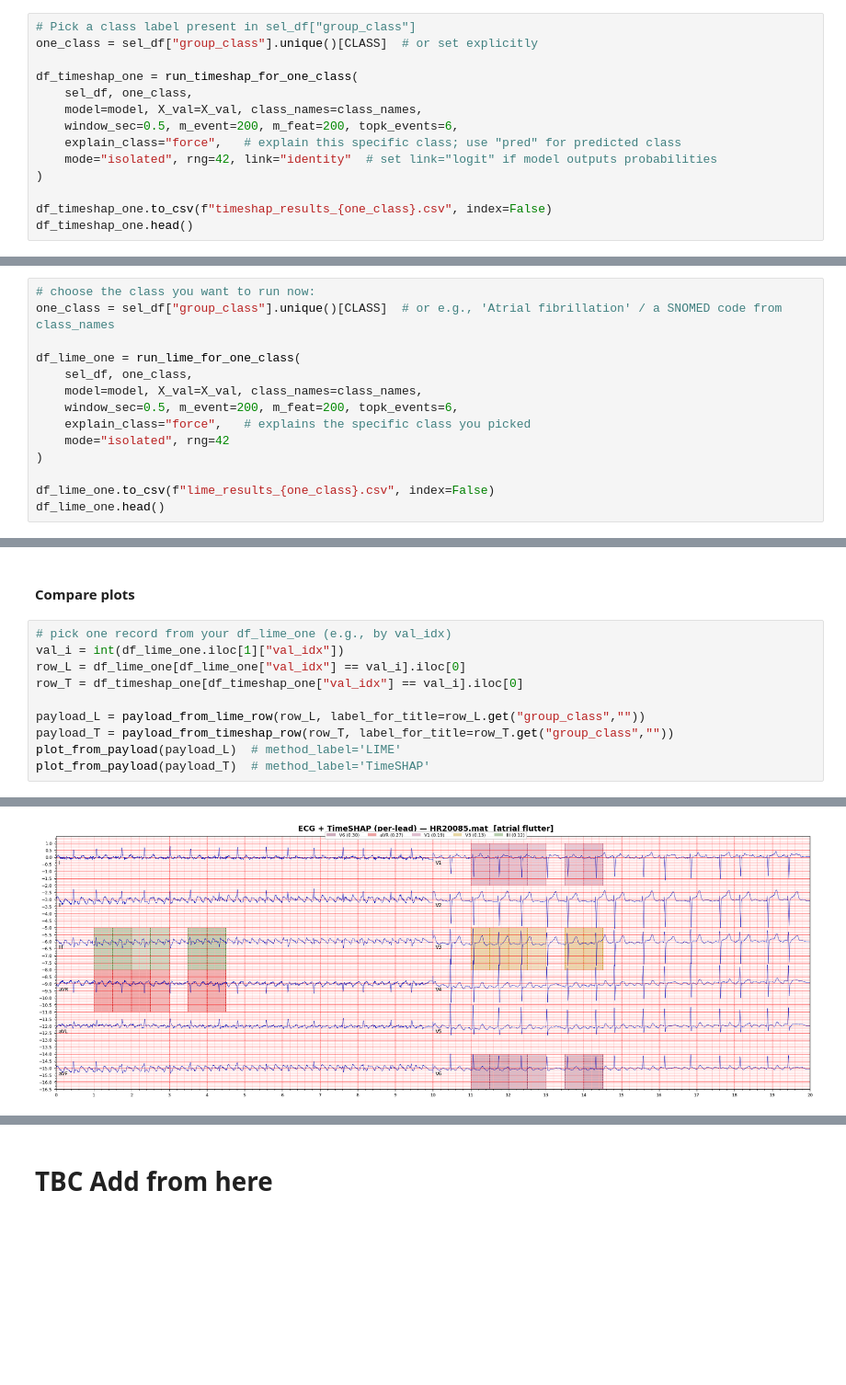
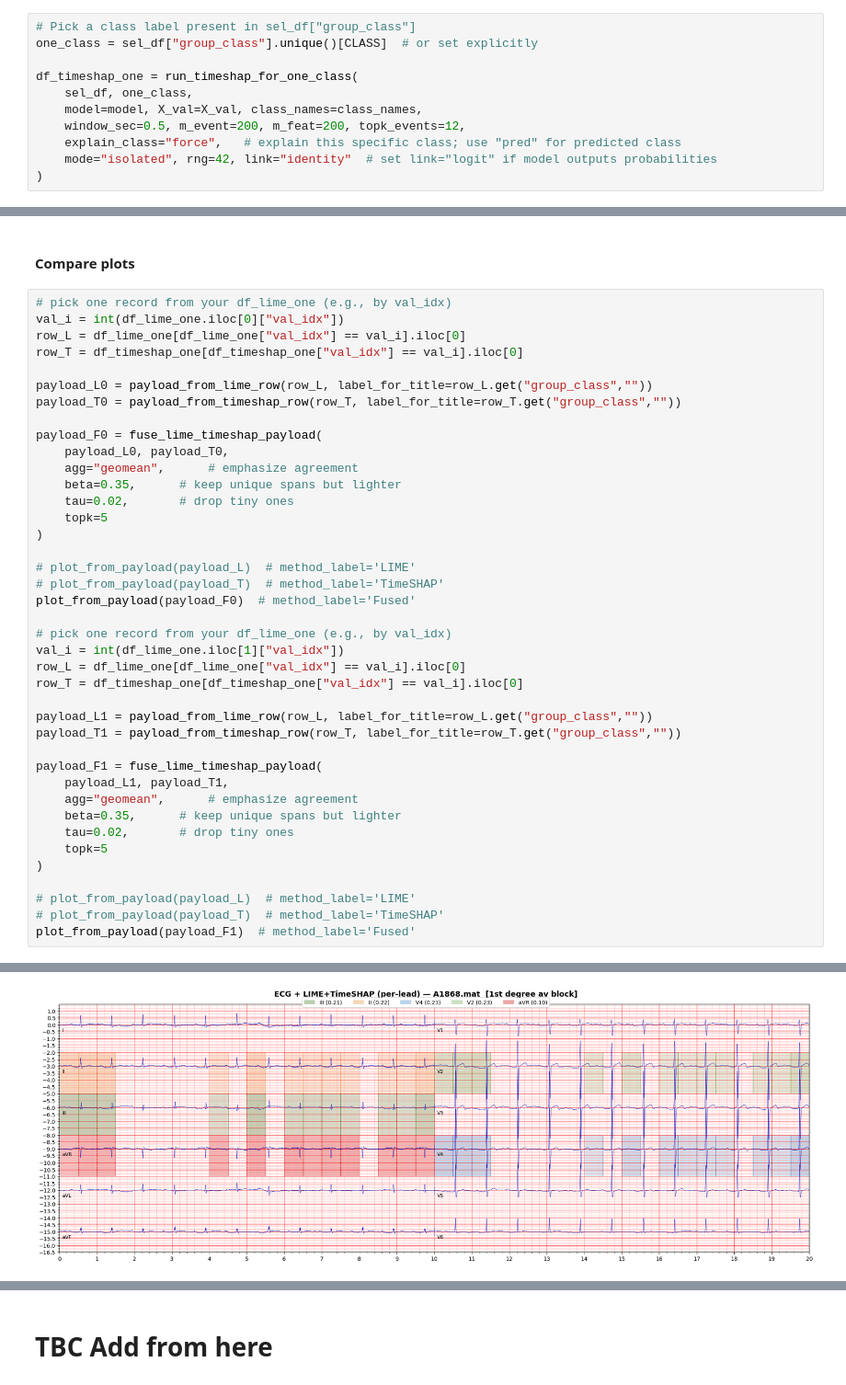
Before and after one commit to nareshwar/cvd-early-detection-ecg-uhull, a Jupyter notebook: notebooks/ECG_RNN_XAI_CLASS_IMP.ipynb, the cells around one changed output, grey strips where cells are left out. Shown at 92% size. Saved outputs shown, nothing was run; the diff lists cells and outputs as text; blank space fills up the shorter version.

```diff
--- a/notebooks/ECG_RNN_XAI_CLASS_IMP.ipynb
+++ b/notebooks/ECG_RNN_XAI_CLASS_IMP.ipynb
@@ -1673,10 +1608,7 @@ one_class = sel_df["group_class"].unique()[CLASS]  # or set explicitly
 df_timeshap_one = run_timeshap_for_one_class(
     sel_df, one_class,
     model=model, X_val=X_val, class_names=class_names,
-    window_sec=0.5, m_event=200, m_feat=200, topk_events=6,
+    window_sec=0.5, m_event=200, m_feat=200, topk_events=12,
     explain_class="force",   # explain this specific class; use "pred" for predicted class
     mode="isolated", rng=42, link="identity"  # set link="logit" if model outputs probabilities
 )
-
-df_timeshap_one.to_csv(f"timeshap_results_{one_class}.csv", index=False)
-df_timeshap_one.head()
@@ -1689,14 +1614,0 @@ df_timeshap_one.head()
-# %%
-# choose the class you want to run now:
-one_class = sel_df["group_class"].unique()[CLASS]  # or e.g., 'Atrial fibrillation' / a SNOMED code from class_names
-
-df_lime_one = run_lime_for_one_class(
-    sel_df, one_class,
-    model=model, X_val=X_val, class_names=class_names,
-    window_sec=0.5, m_event=200, m_feat=200, topk_events=6,
-    explain_class="force",   # explains the specific class you picked
-    mode="isolated", rng=42
-)
-
-df_lime_one.to_csv(f"lime_results_{one_class}.csv", index=False)
-df_lime_one.head()
@@ -1722,14 +1630,44 @@ df_agree
 # %% [markdown]
 #### Compare plots
 # %%
+# pick one record from your df_lime_one (e.g., by val_idx)
+val_i = int(df_lime_one.iloc[0]["val_idx"])
+row_L = df_lime_one[df_lime_one["val_idx"] == val_i].iloc[0]
+row_T = df_timeshap_one[df_timeshap_one["val_idx"] == val_i].iloc[0]
+
+payload_L0 = payload_from_lime_row(row_L, label_for_title=row_L.get("group_class",""))
+payload_T0 = payload_from_timeshap_row(row_T, label_for_title=row_T.get("group_class",""))
+
+payload_F0 = fuse_lime_timeshap_payload(
+    payload_L0, payload_T0,
+    agg="geomean",      # emphasize agreement
+    beta=0.35,      # keep unique spans but lighter
+    tau=0.02,       # drop tiny ones
+    topk=5
+)
+
+# plot_from_payload(payload_L)  # method_label='LIME'
+# plot_from_payload(payload_T)  # method_label='TimeSHAP'
+plot_from_payload(payload_F0)  # method_label='Fused'
+
 # pick one record from your df_lime_one (e.g., by val_idx)
 val_i = int(df_lime_one.iloc[1]["val_idx"])
 row_L = df_lime_one[df_lime_one["val_idx"] == val_i].iloc[0]
 row_T = df_timeshap_one[df_timeshap_one["val_idx"] == val_i].iloc[0]
 
-payload_L = payload_from_lime_row(row_L, label_for_title=row_L.get("group_class",""))
-payload_T = payload_from_timeshap_row(row_T, label_for_title=row_T.get("group_class",""))
-plot_from_payload(payload_L)  # method_label='LIME'
-plot_from_payload(payload_T)  # method_label='TimeSHAP'
+payload_L1 = payload_from_lime_row(row_L, label_for_title=row_L.get("group_class",""))
+payload_T1 = payload_from_timeshap_row(row_T, label_for_title=row_T.get("group_class",""))
+
+payload_F1 = fuse_lime_timeshap_payload(
+    payload_L1, payload_T1,
+    agg="geomean",      # emphasize agreement
+    beta=0.35,      # keep unique spans but lighter
+    tau=0.02,       # drop tiny ones
+    topk=5
+)
+
+# plot_from_payload(payload_L)  # method_label='LIME'
+# plot_from_payload(payload_T)  # method_label='TimeSHAP'
+plot_from_payload(payload_F1)  # method_label='Fused'
 # %% [output]
 <Figure size 2000x600 with 0 Axes>
@@ -1737,2 +1675,2 @@ plot_from_payload(payload_T)  # method_label='TimeSHAP'
 <Figure size 2000x600 with 0 Axes>
-[figure, old version]
+[figure, new version]
```
Also changed, not shown: parts of 41 cells of this notebook, 5 other files.
